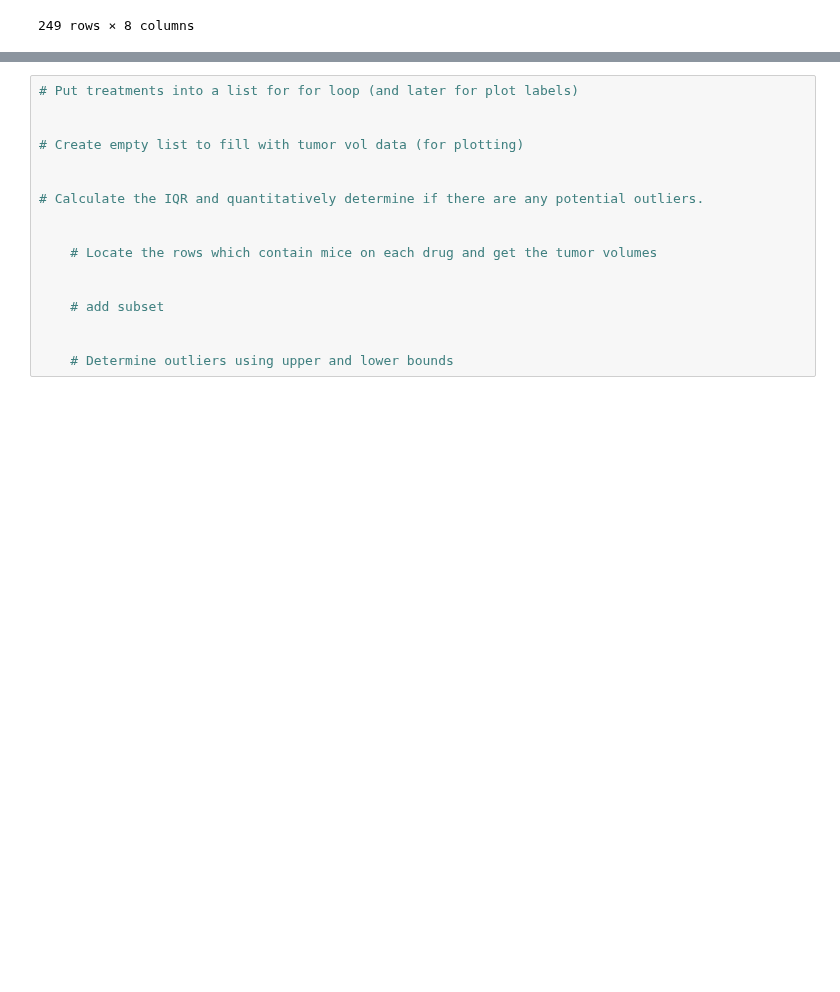
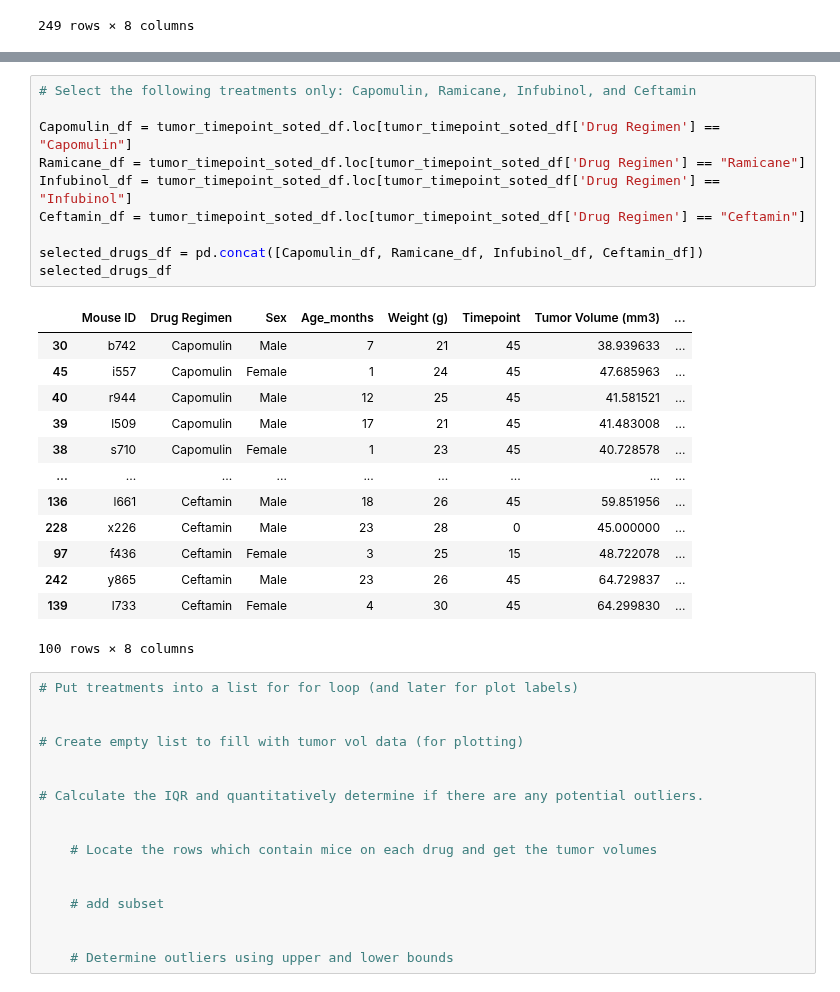
Before and after one commit to NathanJPotter/Matplotlib-challenge-np, a Jupyter notebook: Pymaceuticals/pymaceuticals_starter.ipynb, the cells around one changed output, grey strips where cells are left out. Saved outputs shown, nothing was run; the diff lists cells and outputs as text; blank space fills up the shorter version.

Commit message:
4 drug treatments in 1 dataframe

```diff
--- a/Pymaceuticals/pymaceuticals_starter.ipynb
+++ b/Pymaceuticals/pymaceuticals_starter.ipynb
@@ -335,3 +343,27 @@ tumor_timepoint_soted_df['Mouse ID'].nunique()
+# %%
+# Select the following treatments only: Capomulin, Ramicane, Infubinol, and Ceftamin
+
+Capomulin_df = tumor_timepoint_soted_df.loc[tumor_timepoint_soted_df['Drug Regimen'] == "Capomulin"]
+Ramicane_df = tumor_timepoint_soted_df.loc[tumor_timepoint_soted_df['Drug Regimen'] == "Ramicane"]
+Infubinol_df = tumor_timepoint_soted_df.loc[tumor_timepoint_soted_df['Drug Regimen'] == "Infubinol"]
+Ceftamin_df = tumor_timepoint_soted_df.loc[tumor_timepoint_soted_df['Drug Regimen'] == "Ceftamin"]
+
+selected_drugs_df = pd.concat([Capomulin_df, Ramicane_df, Infubinol_df, Ceftamin_df])
+selected_drugs_df
+# %% [output]
+|  | Mouse ID | Drug Regimen | Sex | Age_months | Weight (g) | Timepoint | Tumor Volume (mm3) | ... |
+| 30 | b742 | Capomulin | Male | 7 | 21 | 45 | 38.939633 | ... |
+| 45 | i557 | Capomulin | Female | 1 | 24 | 45 | 47.685963 | ... |
+| 40 | r944 | Capomulin | Male | 12 | 25 | 45 | 41.581521 | ... |
+| 39 | l509 | Capomulin | Male | 17 | 21 | 45 | 41.483008 | ... |
+| 38 | s710 | Capomulin | Female | 1 | 23 | 45 | 40.728578 | ... |
+| ... | ... | ... | ... | ... | ... | ... | ... | ... |
+| 136 | l661 | Ceftamin | Male | 18 | 26 | 45 | 59.851956 | ... |
+| 228 | x226 | Ceftamin | Male | 23 | 28 | 0 | 45.000000 | ... |
+| 97 | f436 | Ceftamin | Female | 3 | 25 | 15 | 48.722078 | ... |
+| 242 | y865 | Ceftamin | Male | 23 | 26 | 45 | 64.729837 | ... |
+| 139 | l733 | Ceftamin | Female | 4 | 30 | 45 | 64.299830 | ... |
+100 rows × 8 columns
 # %%
 # Put treatments into a list for for loop (and later for plot labels)
 
```
Also changed, not shown: parts of 3 cells of this notebook.
